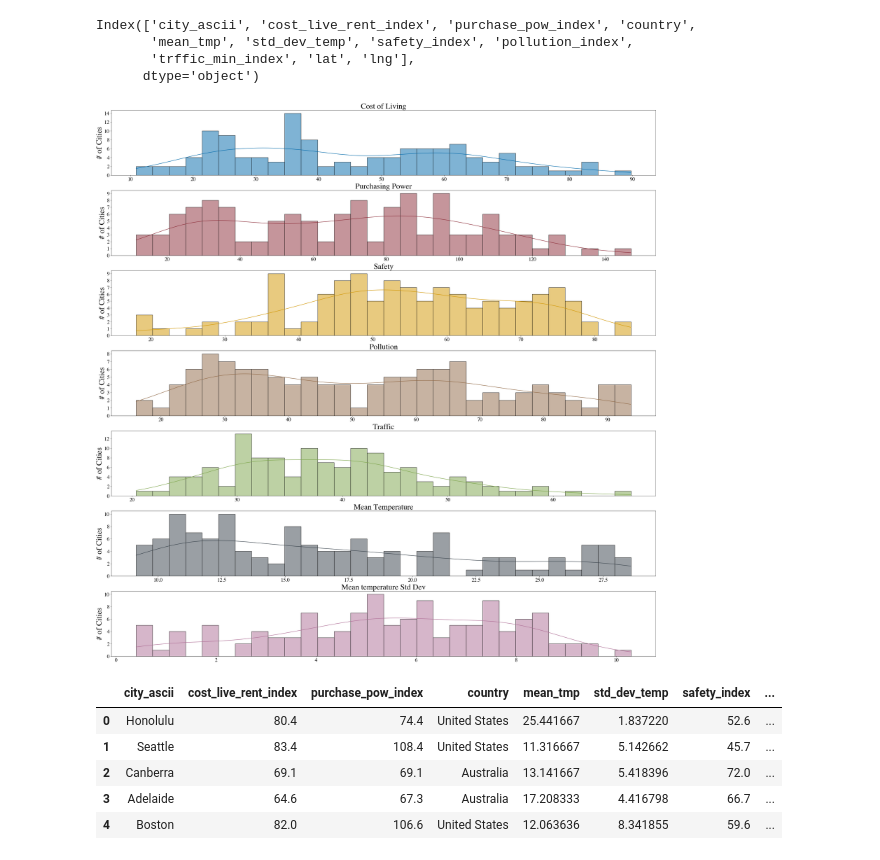
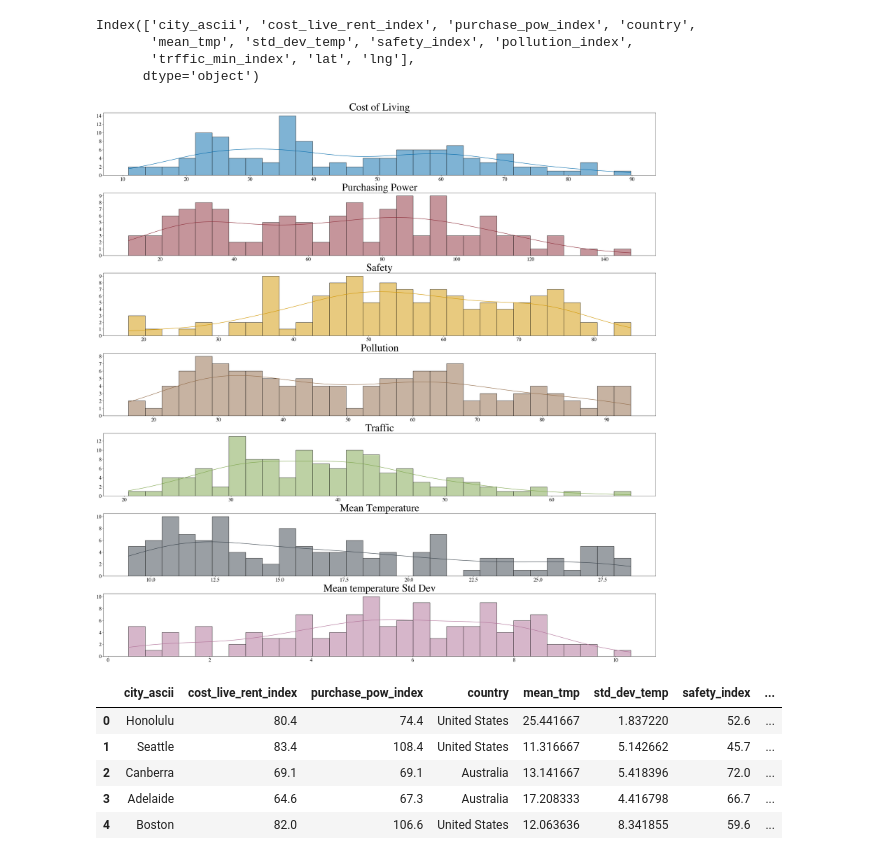
Before and after one commit to kayoooon1/city-recsys, a Jupyter notebook: viz/viz-01.ipynb, the cells around one changed output. Drawn from its saved outputs; the diff is of its cells as text; code cells hidden in the pictures.

Commit message:
28/01/2024: Revised the plots

```diff
--- a/viz/viz-01.ipynb
+++ b/viz/viz-01.ipynb
@@ -42,28 +42,28 @@ feature_name_dict = {'cost_live_rent_index':'Cost of Living', 'purchase_pow_inde
 # %%
 import seaborn as sns
 from matplotlib.ticker import MaxNLocator
 
 plt.rcParams.update(bundles.icml2022(column="half", nrows=30, ncols=30, usetex=False))
 fig, axis = plt.subplots(7, 1, figsize=(30, 30))
 axis = axis.flatten()
 
 # Create the list with the x labels' name for the plot
 feature_names = list(feature_name_dict.keys())
 colors = [rgb.tue_blue, rgb.tue_red, rgb.tue_orange, rgb.tue_brown, rgb.tue_green, rgb.tue_dark, rgb.tue_violet]
 
 
 for i in range(len(feature_names)):
     sns.histplot(final_df[feature_names[i]], ax=axis[i], color=colors[i], kde=True, bins=30)
-    axis[i].set_title(feature_name_dict[feature_names[i]], fontsize='30')  # Increase fontsize here
-    axis[i].set_ylabel("# of Cities", fontsize='30')  # Increase fontsize here
-    axis[i].tick_params(axis='both', which='major', labelsize='20')  # Increase fontsize of the axis points
-    axis[i].set_xlabel('')  # Remove x-labels
-    axis[i].yaxis.set_major_locator(MaxNLocator(integer=True))  # Ensure y-axis has only integer values
+    axis[i].set_title(feature_name_dict[feature_names[i]], fontsize='40')
+    axis[i].set_ylabel('')
+    axis[i].tick_params(axis='both', which='major', labelsize='20')
+    axis[i].set_xlabel('')
+    axis[i].yaxis.set_major_locator(MaxNLocator(integer=True))
 
 plt.savefig("feature-histograms.pdf")
 plt.show()
 # %% [output]
-[figure, old version]
+[figure, new version]
 # %%
 final_df['rank_cost_live_rent'] = final_df['cost_live_rent_index'].rank(ascending=False) #the lowest index has the higher score
 final_df['rank_purchase_pow'] = final_df['purchase_pow_index'].rank(ascending=True) #the lowest index has the lowest score
```
Also changed, not shown: 9 other files.
